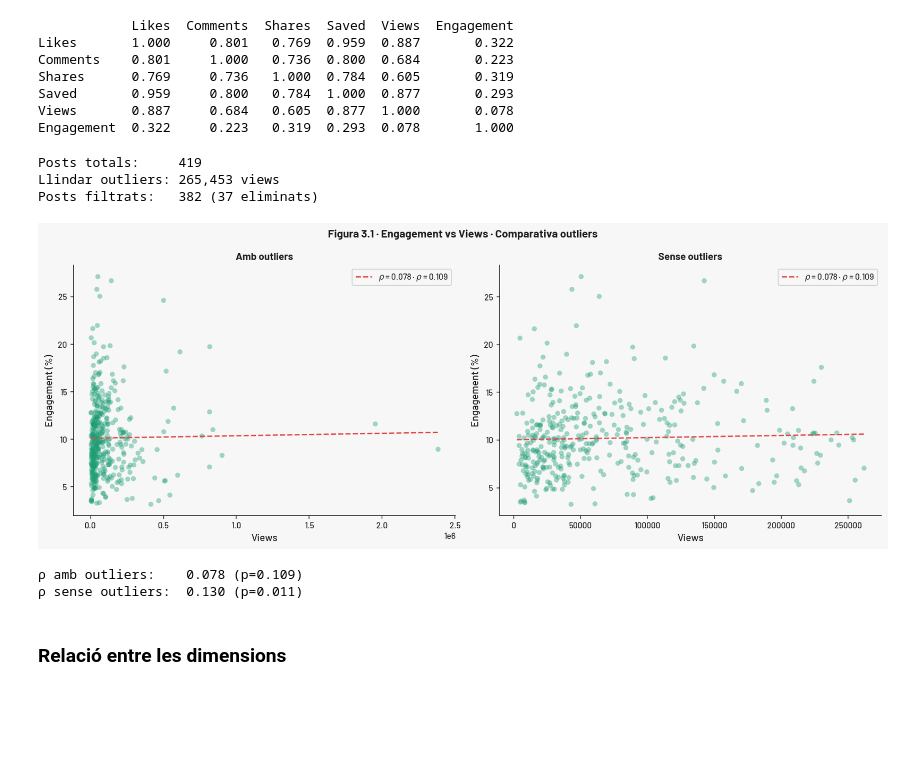
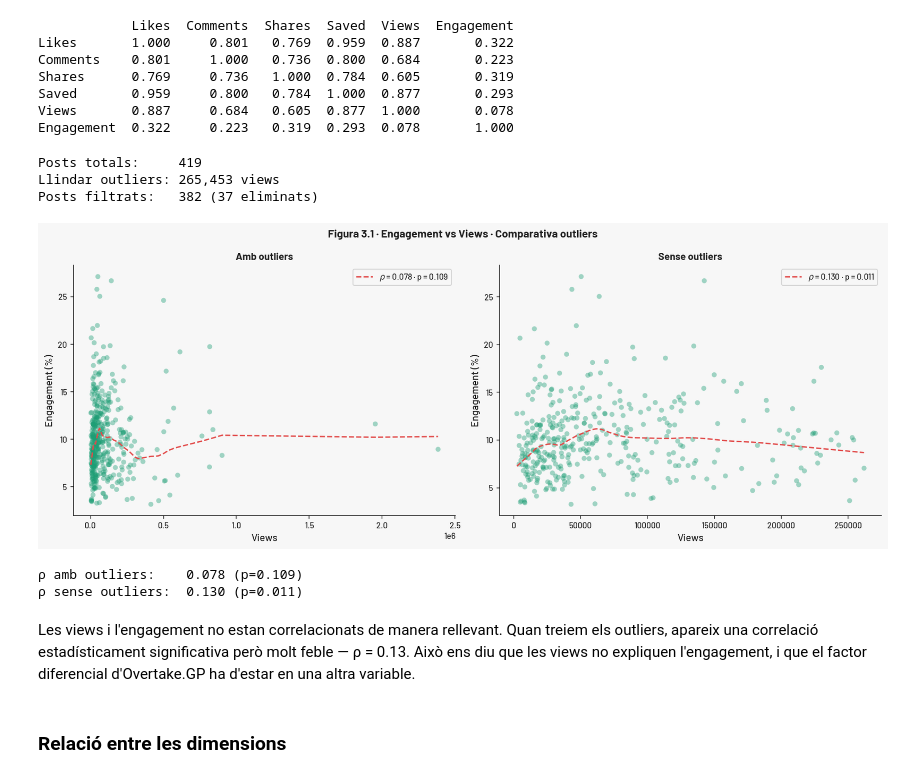
Before and after one commit to Skidfrog/sprints, a Jupyter notebook: projecte/Overtake_analisi_v4_1.ipynb, the cells around one changed output. Drawn from its saved outputs; the diff is of its cells as text; code cells hidden in the pictures; blank space fills up the shorter version.

```diff
--- a/projecte/Overtake_analisi_v4_1.ipynb
+++ b/projecte/Overtake_analisi_v4_1.ipynb
@@ -1486,44 +1483,51 @@ print(f"Posts totals:     {len(posts)}")
 print(f"Llindar outliers: {llindar:,.0f} views")
 print(f"Posts filtrats:   {len(posts_clean)} ({len(posts)-len(posts_clean)} eliminats)")
 
-# ── Scatterplot sense outliers ────────────────────────────────────────────────
+# ── Spearman dataset net ──────────────────────────────────────────────────────
 rho_clean, pval_clean = spearmanr(
     posts_clean['Engagement'].dropna(),
     posts_clean['Views'].dropna()
 )
 
+# ── Scatterplot comparatiu ────────────────────────────────────────────────────
 fig, axes = plt.subplots(1, 2, figsize=(13, 5))
 
 for ax, df, titol, rho_val, pval_val in [
-    (axes[0], posts,       'Amb outliers',      rho,       pval),
-    (axes[1], posts_clean, 'Sense outliers',    rho_clean, pval_clean),
+    (axes[0], posts,       'Amb outliers',   rho,       pval),
+    (axes[1], posts_clean, 'Sense outliers', rho_clean, pval_clean),
 ]:
     ax.scatter(df['Views'], df['Engagement'],
                alpha=0.4, color='#1D9E75', edgecolors='none', s=30)
-    m, b = np.polyfit(df['Views'].fillna(0), df['Engagement'].fillna(0), 1)
-    x_line = np.linspace(df['Views'].min(), df['Views'].max(), 100)
-    ax.plot(x_line, m * x_line + b, color='#E24B4A', lw=1.5, ls='--',
-            label=f'$\\rho$ = {rho:.3f} · $\\rho$ = {pval:.3f}')
+
+    # LOWESS en lloc de OLS
+    df_pair = df[['Views', 'Engagement']].dropna().sort_values('Views')
+    smoothed = lowess(df_pair['Engagement'], df_pair['Views'], frac=0.3)
+
+    ax.plot(smoothed[:, 0], smoothed[:, 1],
+            color='#E24B4A', lw=1.5, ls='--',
+            label=f'$\\rho$ = {rho_val:.3f} · p = {pval_val:.3f}')
     ax.set_title(titol, fontsize=11, fontweight='bold')
     ax.set_xlabel('Views')
     ax.set_ylabel('Engagement (%)')
     ax.legend(fontsize=9)
 
 fig.suptitle('Figura 3.1 · Engagement vs Views · Comparativa outliers',
              fontsize=12, fontweight='bold')
 plt.tight_layout()
 plt.savefig('fig3_1_scatter_engagement_views.png', dpi=150, bbox_inches='tight')
 plt.show()
 
 print(f"\nρ amb outliers:    {rho:.3f} (p={pval:.3f})")
 print(f"ρ sense outliers:  {rho_clean:.3f} (p={pval_clean:.3f})")
 # %% [output]
 Posts totals:     419
 Llindar outliers: 265,453 views
 Posts filtrats:   382 (37 eliminats)
-[figure, old version]
+[figure, new version]
 ρ amb outliers:    0.078 (p=0.109)
 ρ sense outliers:  0.130 (p=0.011)
+# %% [markdown]
+Les views i l'engagement no estan correlacionats de manera rellevant. Quan treiem els outliers, apareix una correlació estadísticament significativa però molt feble — ρ = 0.13. Això ens diu que les views no expliquen l'engagement, i que el factor diferencial d'Overtake.GP ha d'estar en una altra variable.
 # %% [markdown]
 ### Relació entre les dimensions
 # %% [markdown]
```
Also changed, not shown: parts of 5 cells of this notebook.
